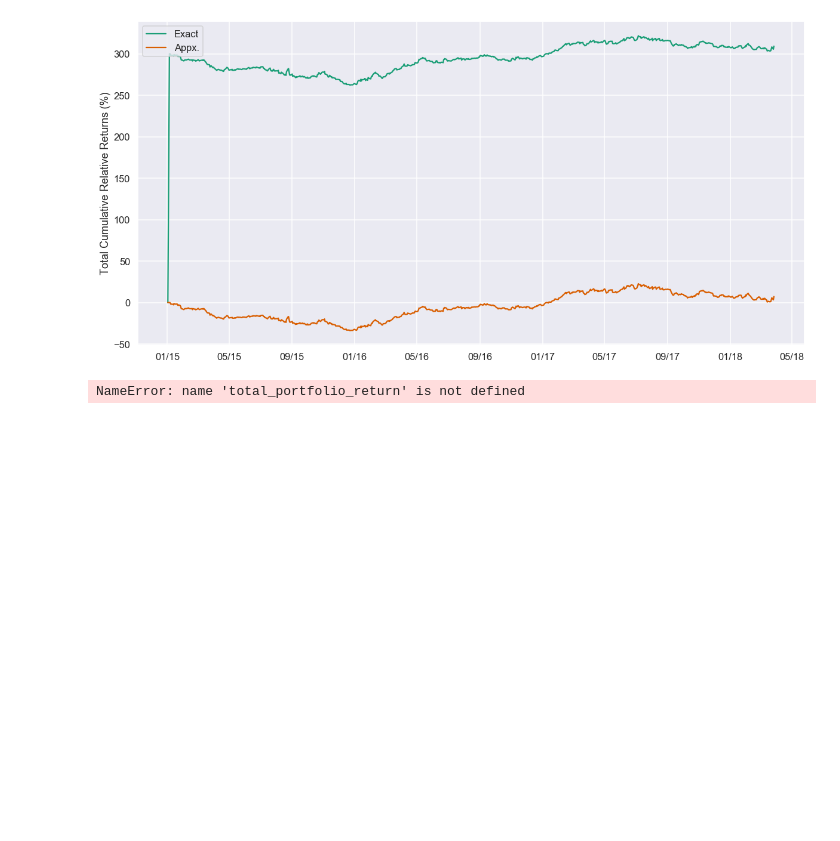
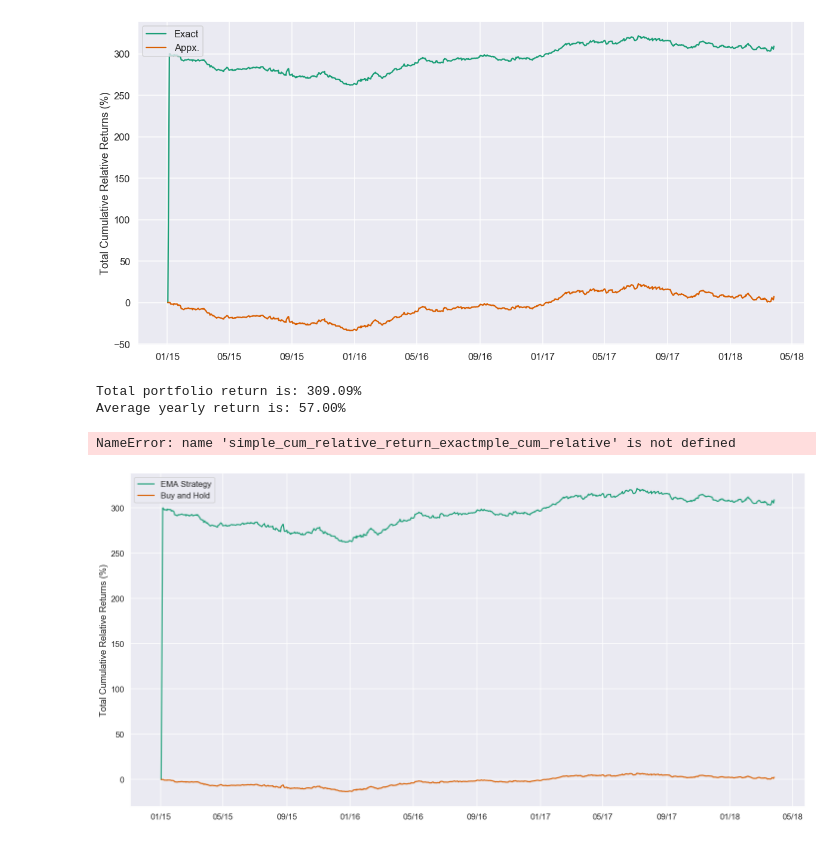
Before and after one commit to andrewcole33/moving_avg_trading, a Jupyter notebook: EMA.ipynb, the cells around one changed output. Cells and saved outputs as stored; diff of their text form; code cells hidden in the pictures; blank space fills up the shorter version.

Commit message:
Complete rough draft of portfolio analysis

```diff
--- a/EMA.ipynb
+++ b/EMA.ipynb
@@ -165,7 +165,7 @@ def print_yearly_statistics(portfolio_cumulative_relative_returns, days_per_year
     total_days_in_sim = portfolio_cumulative_relative_returns.shape[0]
     number_of_years = total_days_in_sim/days_per_year
 
-    total_portfoio_return = portfolio_cumulative_relative_returns[-1]
+    total_portfolio_return = portfolio_cumulative_relative_returns[-1]
     average_yearly_return = (1 + total_portfolio_return)**(1/number_of_years) - 1
 
     print('Total portfolio return is: ' + '{:5.2f}'.format(100*total_portfolio_return)+'%')
@@ -173,4 +173,26 @@ def print_yearly_statistics(portfolio_cumulative_relative_returns, days_per_year
 # %%
 print_yearly_statistics(cumul_relative_return_exact)
 # %% [output]
-NameError: name 'total_portfolio_return' is not defined
+Total portfolio return is: 309.09%
+Average yearly return is: 57.00%
+# %%
+simple_weights_matrix = pd.DataFrame(1/3, index = df.index, columns = df.columns)
+simple_strategy_asset_log_returns = simple_weights_matrix * asset_log_returns
+simple_cum_strategy_asset_log_returns = simple_strategy_asset_log_returns.cumsum()
+simple_cum_strategy_asset_relative_returns = np.exp(simple_cum_strategy_asset_log_returns) - 1
+simple_cum_relative_return_exact = simple_cum_strategy_asset_relative_returns.sum(axis = 1)
+# %%
+fig, ax = plt.subplots(figsize = (20, 10))
+
+ax.plot(cumul_relative_return_exact.index, 100*cumul_relative_return_exact, label = 'EMA Strategy')
+ax.plot(simple_cum_relative_return_exact.index, 100*simple_cum_relative_return_exact, label = 'Buy and Hold')
+
+ax.set_ylabel('Total Cumulative Relative Returns (%)')
+ax.legend(loc = 'best')
+ax.xaxis.set_major_formatter(my_year_month_fmt)
+plt.tight_layout()
+
+print_yearly_statistics(simple_cum_relative_return_exactmple_cum_relative)
+# %% [output]
+NameError: name 'simple_cum_relative_return_exactmple_cum_relative' is not defined
+[figure, added]
```
